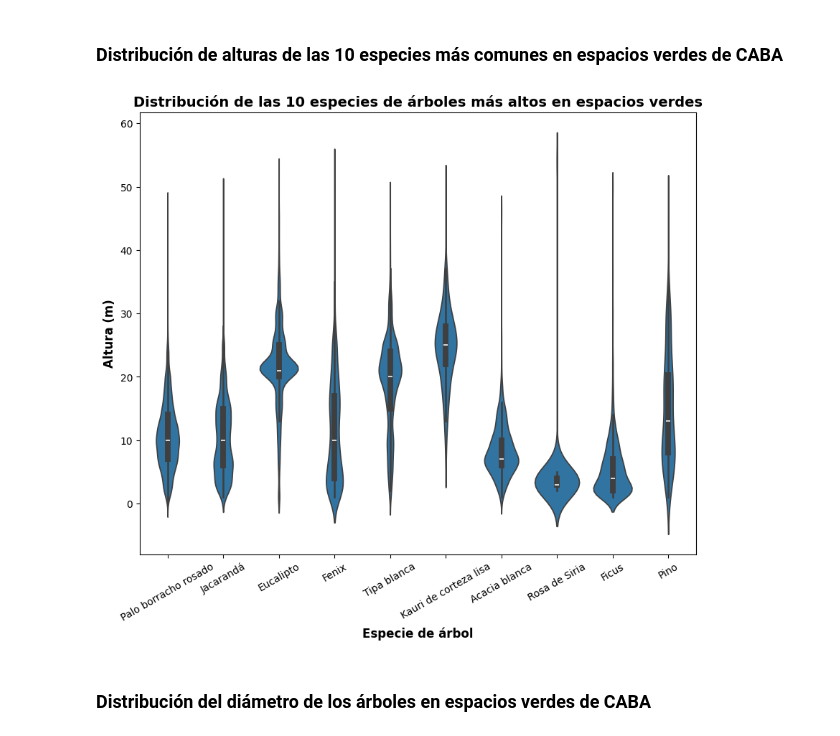
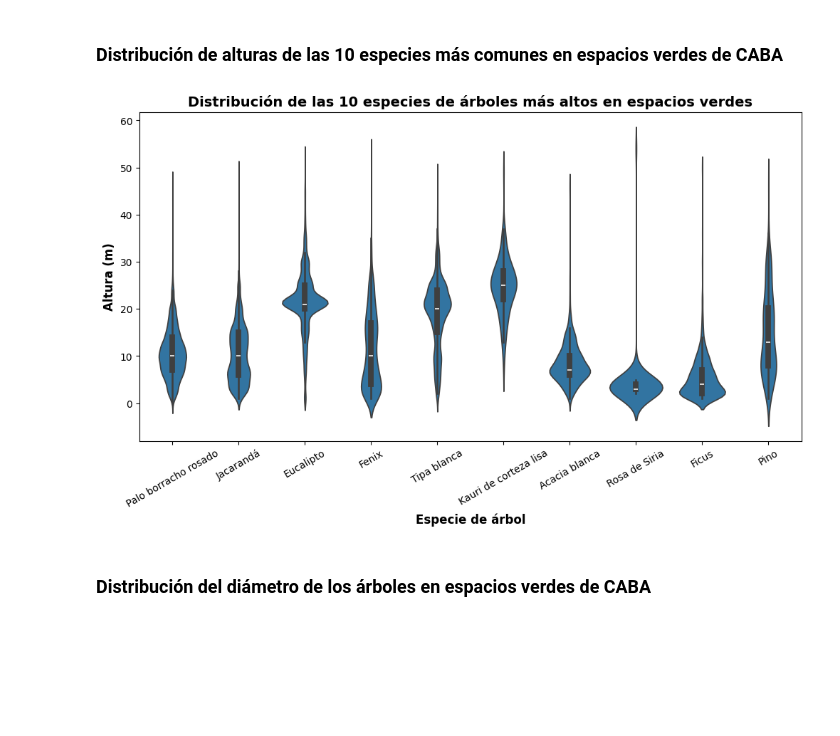
Before and after one commit to juancruzdauberte/arbolado_caba_espacios_verdes, a Jupyter notebook: arbolado.ipynb, the cells around one changed output. Drawn from its saved outputs; the diff is of its cells as text; code cells hidden in the pictures; blank space fills up the shorter version.

```diff
--- a/arbolado.ipynb
+++ b/arbolado.ipynb
@@ -78,17 +86,17 @@ fig.show()
 # %%
 top10_alt_values = arboles.groupby('nombre_com')['altura_tot'].max().sort_values(ascending=False).head(10).reset_index()['nombre_com'].values
 
 top10_alt = arboles[arboles['nombre_com'].isin(top10_alt_values)]
 
-plt.figure(figsize=(10,8))
+plt.figure(figsize=(12,6))
 sns.violinplot(data=top10_alt, x='nombre_com', y='altura_tot')
 plt.title('Distribución de las 10 especies de árboles más altos en espacios verdes', fontsize=14, fontweight='bold')
 plt.xlabel('Especie de árbol', fontsize=12, fontweight='semibold')
 plt.xticks(rotation=30)
 plt.ylabel('Altura (m)', fontsize=12, fontweight='semibold')
 plt.show()
 # %% [output]
-[figure, old version]
+[figure, new version]
 # %% [markdown]
 ### Distribución del diámetro de los árboles en espacios verdes de CABA
 # %%
```
Also changed, not shown: parts of 13 cells of this notebook.
